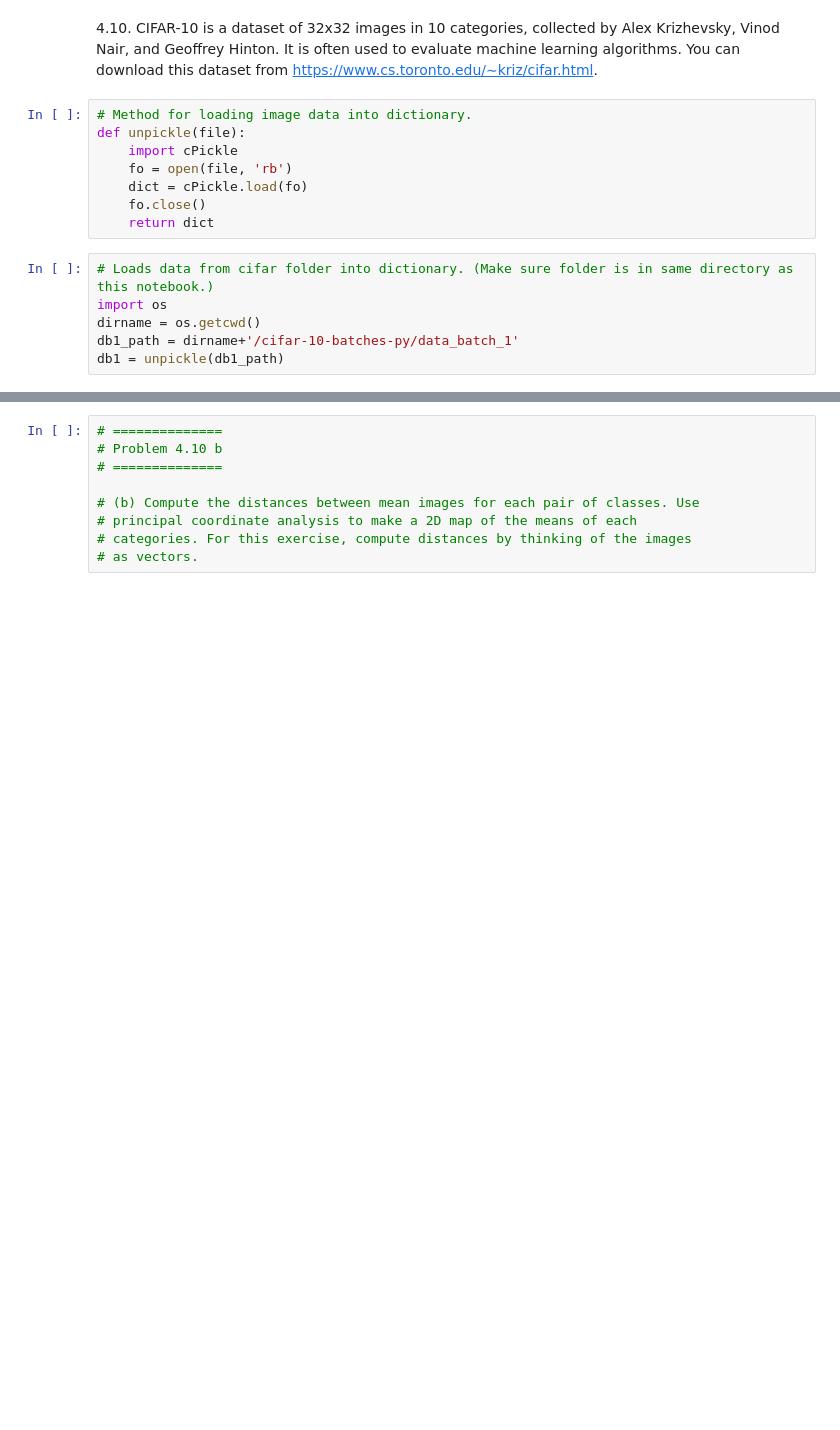
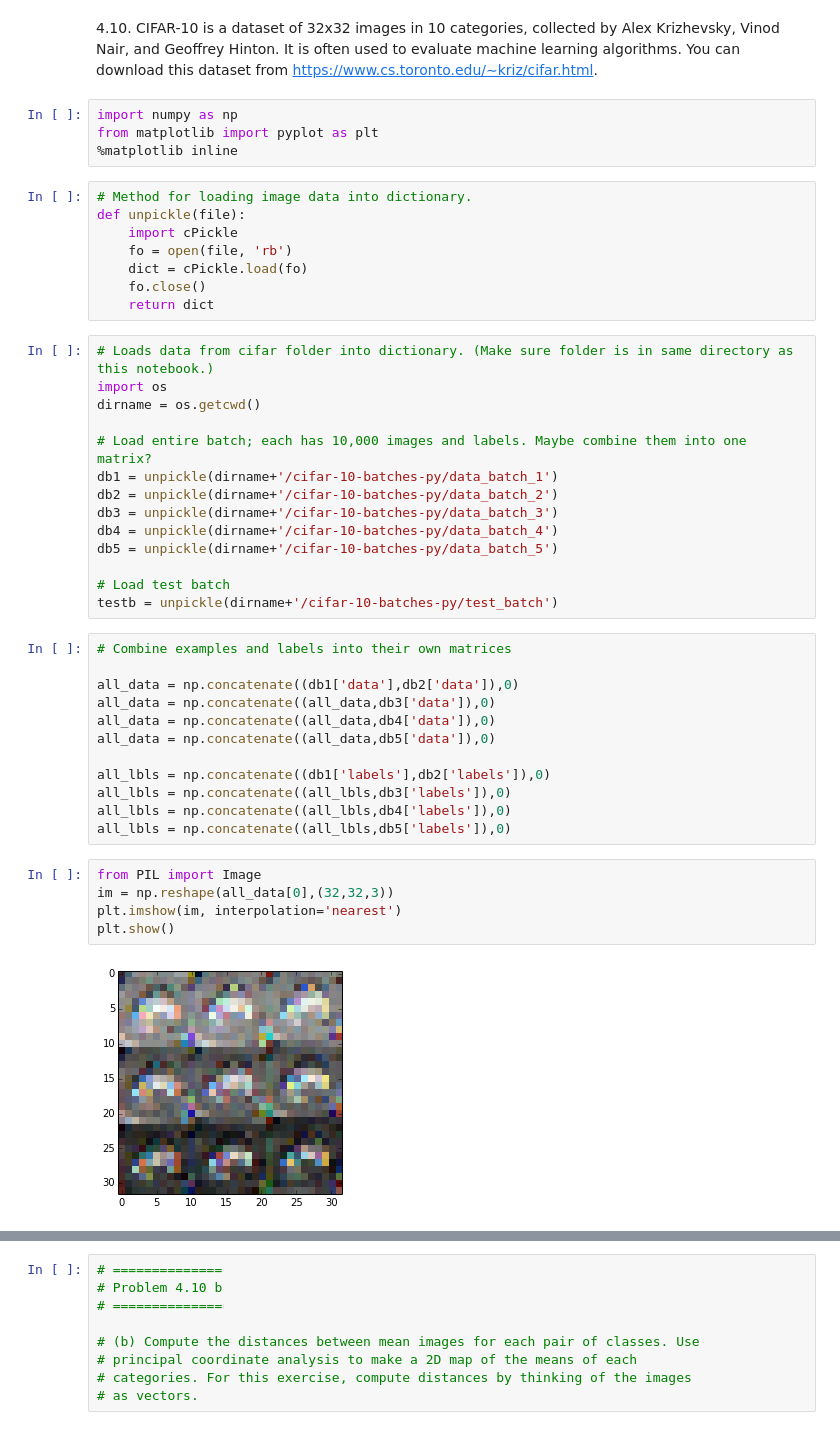
Before and after one commit to roshanjrajan/CS498-AML, a Jupyter notebook: hw3/CS_498_AML_HW3.ipynb, the cells around one changed output, grey strips where cells are left out. Drawn from its saved outputs; the diff is of its cells as text; blank space fills up the shorter version.

Commit message:
finished mean image of categories

```diff
--- a/hw3/CS_498_AML_HW3.ipynb
+++ b/hw3/CS_498_AML_HW3.ipynb
@@ -7,6 +7,10 @@ Roshan Rajan <br>
 4.10. CIFAR-10 is a dataset of 32x32 images in 10 categories, collected by Alex
 Krizhevsky, Vinod Nair, and Geoffrey Hinton. It is often used to evaluate
 machine learning algorithms. You can download this dataset from https://www.cs.toronto.edu/∼kriz/cifar.html.
+# %%
+import numpy as np
+from matplotlib import pyplot as plt
+%matplotlib inline
 # %%
 # Method for loading image data into dictionary.
 def unpickle(file):
@@ -19,5 +23,32 @@ def unpickle(file):
 # Loads data from cifar folder into dictionary. (Make sure folder is in same directory as this notebook.)
 import os
 dirname = os.getcwd()
-db1_path = dirname+'/cifar-10-batches-py/data_batch_1'
-db1 = unpickle(db1_path)
+
+# Load entire batch; each has 10,000 images and labels. Maybe combine them into one matrix?
+db1 = unpickle(dirname+'/cifar-10-batches-py/data_batch_1')
+db2 = unpickle(dirname+'/cifar-10-batches-py/data_batch_2')
+db3 = unpickle(dirname+'/cifar-10-batches-py/data_batch_3')
+db4 = unpickle(dirname+'/cifar-10-batches-py/data_batch_4')
+db5 = unpickle(dirname+'/cifar-10-batches-py/data_batch_5')
+
+# Load test batch
+testb = unpickle(dirname+'/cifar-10-batches-py/test_batch')
+# %%
+# Combine examples and labels into their own matrices
+
+all_data = np.concatenate((db1['data'],db2['data']),0)
+all_data = np.concatenate((all_data,db3['data']),0)
+all_data = np.concatenate((all_data,db4['data']),0)
+all_data = np.concatenate((all_data,db5['data']),0)
+
+all_lbls = np.concatenate((db1['labels'],db2['labels']),0)
+all_lbls = np.concatenate((all_lbls,db3['labels']),0)
+all_lbls = np.concatenate((all_lbls,db4['labels']),0)
+all_lbls = np.concatenate((all_lbls,db5['labels']),0)
+# %%
+from PIL import Image
+im = np.reshape(all_data[0],(32,32,3))
+plt.imshow(im, interpolation='nearest')
+plt.show()
+# %% [output]
+[figure, added]
```
Also changed, not shown: parts of 4 cells of this notebook.
